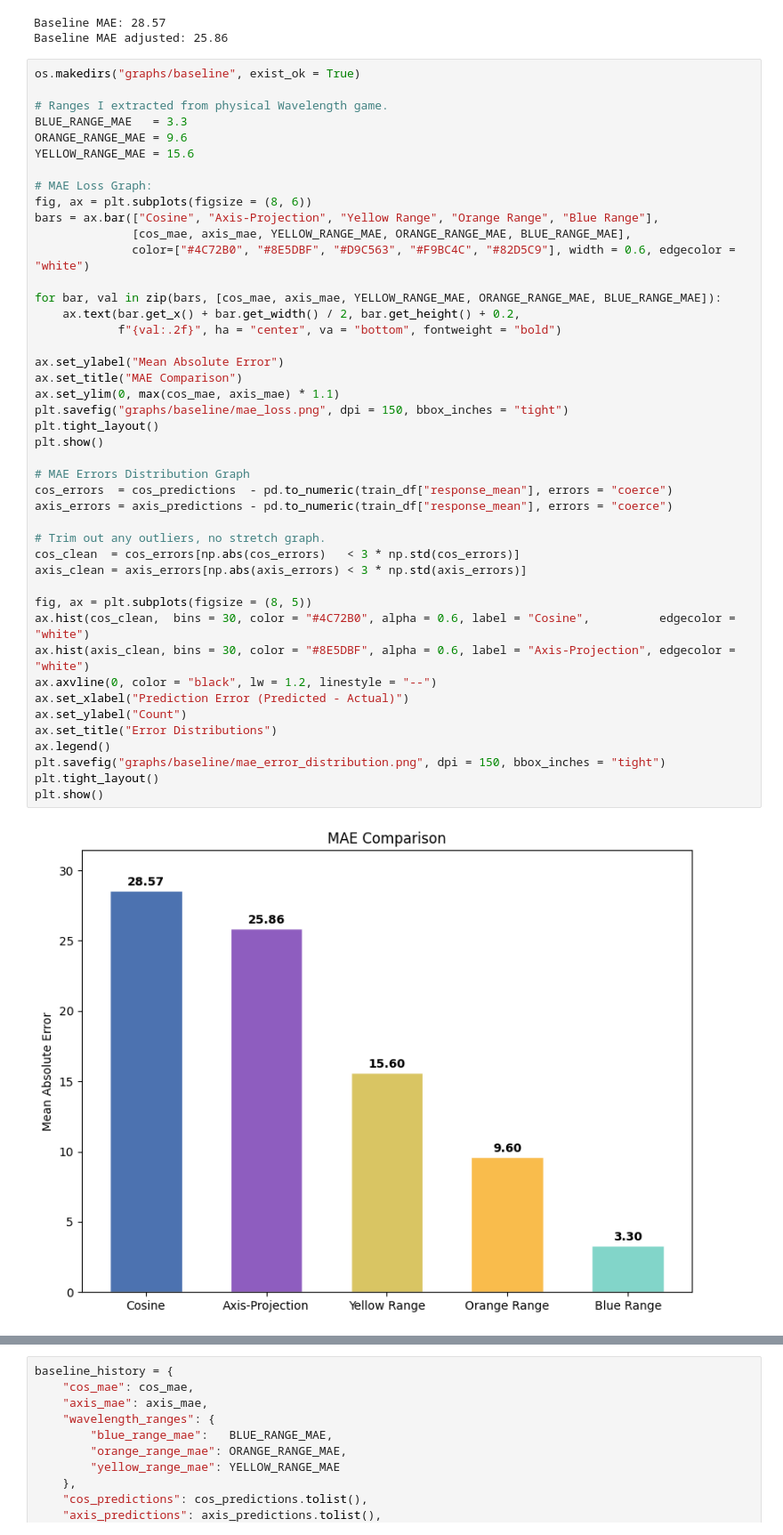
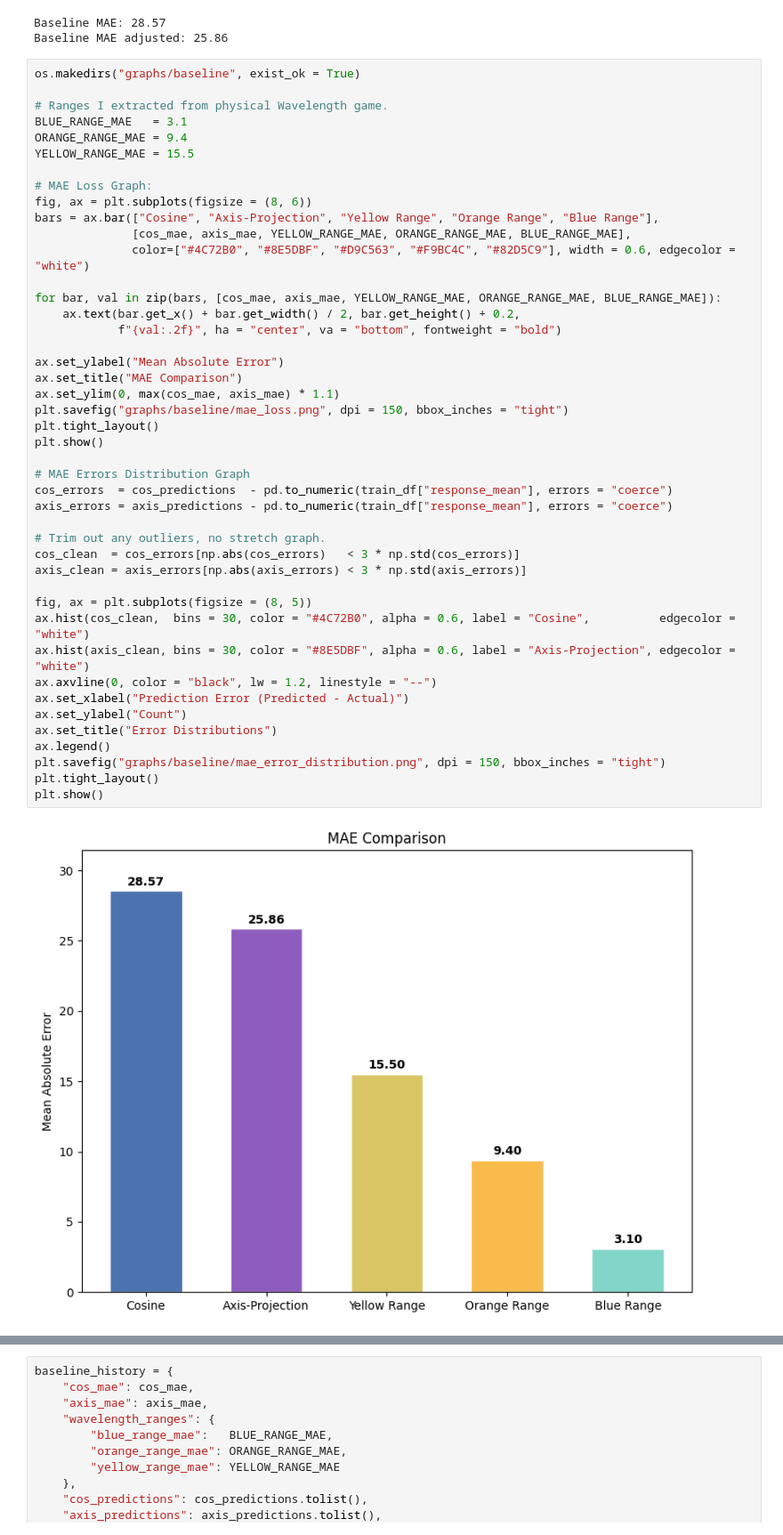
Before and after one commit to Akigaii/wally, a Jupyter notebook: dl/baseline.ipynb, the cells around one changed output, grey strips where cells are left out. Shown at 89% size. Saved outputs shown, nothing was run; the diff lists cells and outputs as text.

Commit message:
adjusted ranges.. again

```diff
--- a/dl/baseline.ipynb
+++ b/dl/baseline.ipynb
@@ -179,9 +183,9 @@ Baseline MAE adjusted: 25.86
 os.makedirs("graphs/baseline", exist_ok = True)
 
 # Ranges I extracted from physical Wavelength game.
-BLUE_RANGE_MAE   = 3.3
-ORANGE_RANGE_MAE = 9.6
-YELLOW_RANGE_MAE = 15.6
+BLUE_RANGE_MAE   = 3.1
+ORANGE_RANGE_MAE = 9.4
+YELLOW_RANGE_MAE = 15.5
 
 # MAE Loss Graph:
 fig, ax = plt.subplots(figsize = (8, 6))
@@ -193,34 +197,34 @@ for bar, val in zip(bars, [cos_mae, axis_mae, YELLOW_RANGE_MAE, ORANGE_RANGE_MAE
     ax.text(bar.get_x() + bar.get_width() / 2, bar.get_height() + 0.2,
             f"{val:.2f}", ha = "center", va = "bottom", fontweight = "bold")
 
 ax.set_ylabel("Mean Absolute Error")
 ax.set_title("MAE Comparison")
 ax.set_ylim(0, max(cos_mae, axis_mae) * 1.1)
 plt.savefig("graphs/baseline/mae_loss.png", dpi = 150, bbox_inches = "tight")
 plt.tight_layout()
 plt.show()
 
 # MAE Errors Distribution Graph
 cos_errors  = cos_predictions  - pd.to_numeric(train_df["response_mean"], errors = "coerce")
 axis_errors = axis_predictions - pd.to_numeric(train_df["response_mean"], errors = "coerce")
 
 # Trim out any outliers, no stretch graph.
 cos_clean  = cos_errors[np.abs(cos_errors)   < 3 * np.std(cos_errors)]
 axis_clean = axis_errors[np.abs(axis_errors) < 3 * np.std(axis_errors)]
 
 fig, ax = plt.subplots(figsize = (8, 5))
 ax.hist(cos_clean,  bins = 30, color = "#4C72B0", alpha = 0.6, label = "Cosine",          edgecolor = "white")
 ax.hist(axis_clean, bins = 30, color = "#8E5DBF", alpha = 0.6, label = "Axis-Projection", edgecolor = "white")
 ax.axvline(0, color = "black", lw = 1.2, linestyle = "--")
 ax.set_xlabel("Prediction Error (Predicted - Actual)")
 ax.set_ylabel("Count")
 ax.set_title("Error Distributions")
 ax.legend()
 plt.savefig("graphs/baseline/mae_error_distribution.png", dpi = 150, bbox_inches = "tight")
 plt.tight_layout()
 plt.show()
 # %% [output]
-[figure, old version]
+[figure, new version]
 [figure]
 # %%
 baseline_history = {
```
Also changed, not shown: parts of 4 cells of this notebook, 7 other files.
